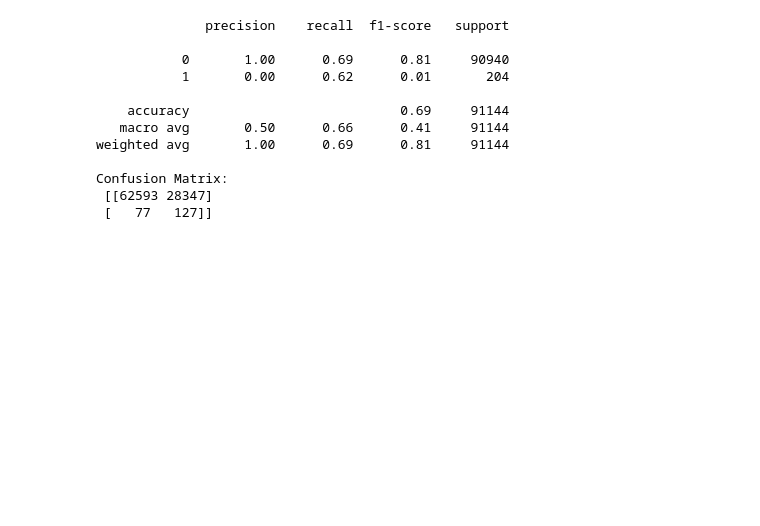
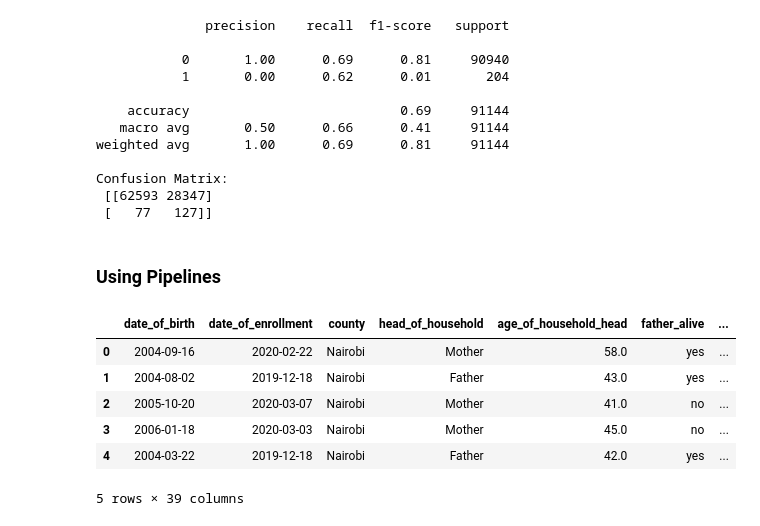
Before and after one commit to RichieRicky/DSF-PT08P5-GROUP5_CAPSTONE-PROJECT, a Jupyter notebook: CHARLES_OTWORI.ipynb, the cells around one changed output. Drawn from its saved outputs; the diff is of its cells as text; code cells hidden in the pictures; blank space fills up the shorter version.

```diff
--- a/CHARLES_OTWORI.ipynb
+++ b/CHARLES_OTWORI.ipynb
@@ -967,3 +945,5 @@ pipeline_base = Pipeline(steps=[
+# %% [markdown]
+### Using Pipelines
 # %%
 numerical_features = ['age_of_household_head', 'no_of_people_in_household',
        'age_at_first_sexual_encounter', 'bio_medical', 'social_protection',
@@ -979,0 +963,12 @@ target = 'result'
+# %%
+clean_df = AGYW_prev_data
+# %%
+clean_df.head()
+# %% [output]
+|  | date_of_birth | date_of_enrollment | county | head_of_household | age_of_household_head | father_alive | ... |
+| 0 | 2004-09-16 | 2020-02-22 | Nairobi | Mother | 58.0 | yes | ... |
+| 1 | 2004-08-02 | 2019-12-18 | Nairobi | Father | 43.0 | yes | ... |
+| 2 | 2005-10-20 | 2020-03-07 | Nairobi | Mother | 41.0 | no | ... |
+| 3 | 2006-01-18 | 2020-03-03 | Nairobi | Mother | 45.0 | no | ... |
+| 4 | 2004-03-22 | 2019-12-18 | Nairobi | Father | 42.0 | yes | ... |
+5 rows × 39 columns
```
Also changed, not shown: parts of 26 cells of this notebook, 43 other files.
